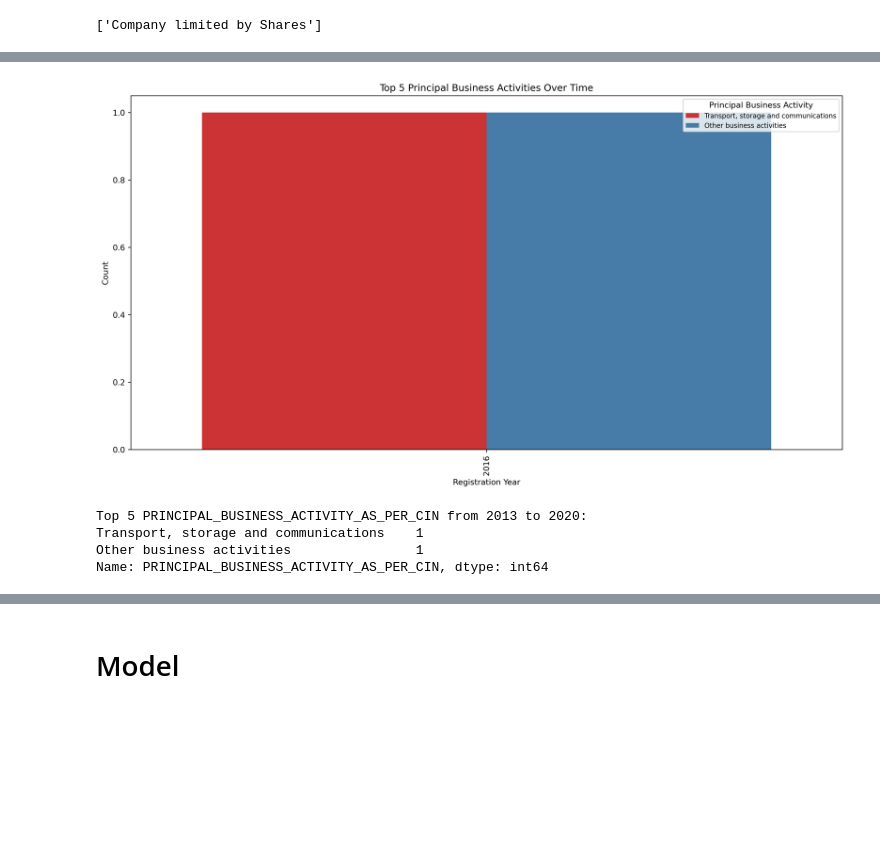
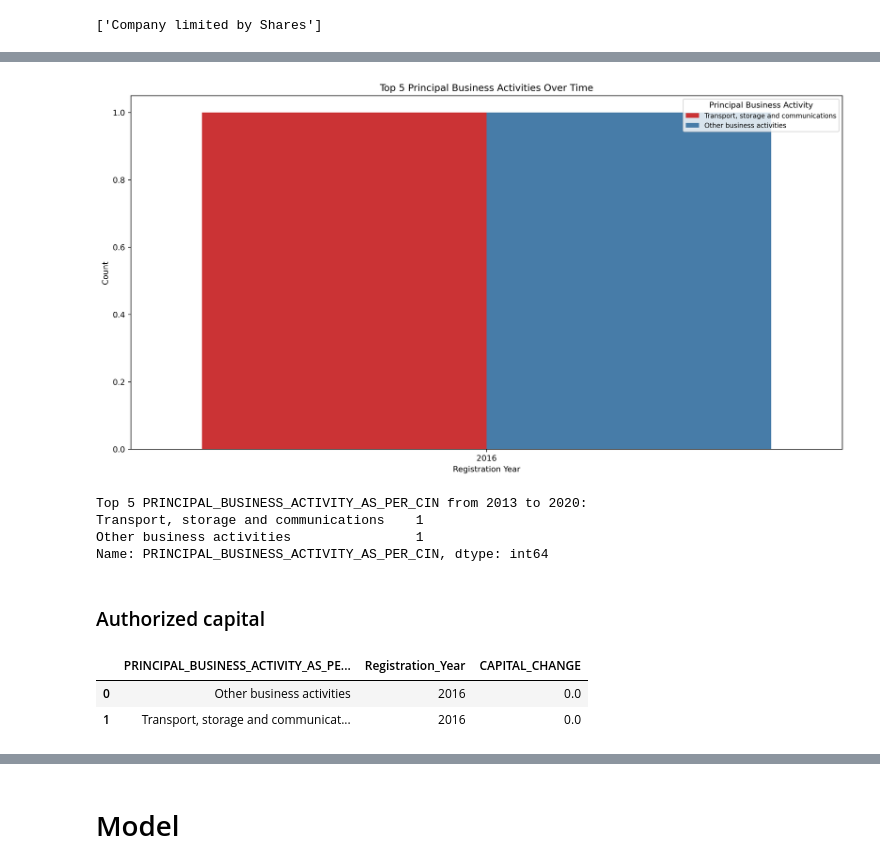
Before and after one commit to Soumiksb06/Statewise-business-comparison-and-forecast, a Jupyter notebook: SK_Companies.ipynb, the cells around one changed output, grey strips where cells are left out. Saved outputs shown, nothing was run; the diff lists cells and outputs as text; code cells hidden in the pictures; blank space fills up the shorter version.

```diff
--- a/SK_Companies.ipynb
+++ b/SK_Companies.ipynb
@@ -5,5 +6,5 @@ import seaborn as sns
 # %%
-df = pd.read_csv("D:\Downloads\Sikkim.csv", encoding='ISO-8859-1',low_memory=False)
+df = pd.read_csv("data\Sikkim.csv", encoding='ISO-8859-1',low_memory=False)
 
 df
 # %% [output]
@@ -127,20 +127,20 @@ plt.show()
 # %%
 # Find the top 5 business activities for each year
 top_activities = df.loc[(df['Registration_Year']>=1990) & (df['Registration_Year'] <= 2020)].groupby('Registration_Year')['PRINCIPAL_BUSINESS_ACTIVITY_AS_PER_CIN'].apply(lambda x: x.value_counts().nlargest(5).index.tolist())
 
 # Filter the dataframe to include only the top activities
 df_top_activities = df[df.apply(lambda x: x['Registration_Year'] in top_activities.index and x['PRINCIPAL_BUSINESS_ACTIVITY_AS_PER_CIN'] in top_activities.loc[x['Registration_Year']], axis=1)]
 
 plt.figure(figsize=(16, 8),dpi=300)
 sns.countplot(x='Registration_Year', hue='PRINCIPAL_BUSINESS_ACTIVITY_AS_PER_CIN', data=df_top_activities, palette='Set1')
 plt.title('Top 5 Principal Business Activities Over Time')
 plt.xlabel('Registration Year')
 plt.ylabel('Count')
-plt.xticks(rotation=90)
+plt.xticks(rotation=0)
 plt.legend(title='Principal Business Activity', fontsize='small')
 plt.show()
 # %% [output]
-[figure, old version]
+[figure, new version]
 # %%
 # Filter companies registered between 2013 and 2020
 filtered_df = df[(df['Registration_Year'] >= 2013) & (df['Registration_Year'] <= 2020)]
@@ -156,3 +156,5 @@ Top 5 PRINCIPAL_BUSINESS_ACTIVITY_AS_PER_CIN from 2013 to 2020:
 Transport, storage and communications    1
 Other business activities                1
 Name: PRINCIPAL_BUSINESS_ACTIVITY_AS_PER_CIN, dtype: int64
+# %% [markdown]
+### Authorized capital
@@ -158,0 +168,18 @@ Name: PRINCIPAL_BUSINESS_ACTIVITY_AS_PER_CIN, dtype: int64
+# %%
+#Trend analysis of Authorized capital
+# Ensure the DataFrame is sorted by the time column
+df = df.sort_values(by='Registration_Year')
+
+# Calculate the percentage change in authorized capital for each activity over time
+df['CAPITAL_CHANGE'] = df.groupby(['PRINCIPAL_BUSINESS_ACTIVITY_AS_PER_CIN', 'Registration_Year'])['AUTHORIZED_CAP'].pct_change().fillna(0)
+
+# Group by 'PRINCIPAL_BUSINESS_ACTIVITY_AS_PER_CIN' and calculate the mean of 'CAPITAL_CHANGE'
+activity_trend_df = df.groupby(['PRINCIPAL_BUSINESS_ACTIVITY_AS_PER_CIN','Registration_Year'])['CAPITAL_CHANGE'].mean().reset_index()
+
+# Print the new DataFrame with the trend analysis
+activity_trend_df2= activity_trend_df.interpolate()
+activity_trend_df2
+# %% [output]
+|  | PRINCIPAL_BUSINESS_ACTIVITY_AS_PE... | Registration_Year | CAPITAL_CHANGE |
+| 0 | Other business activities | 2016 | 0.0 |
+| 1 | Transport, storage and communicat... | 2016 | 0.0 |
```
Also changed, not shown: parts of 9 cells of this notebook.
